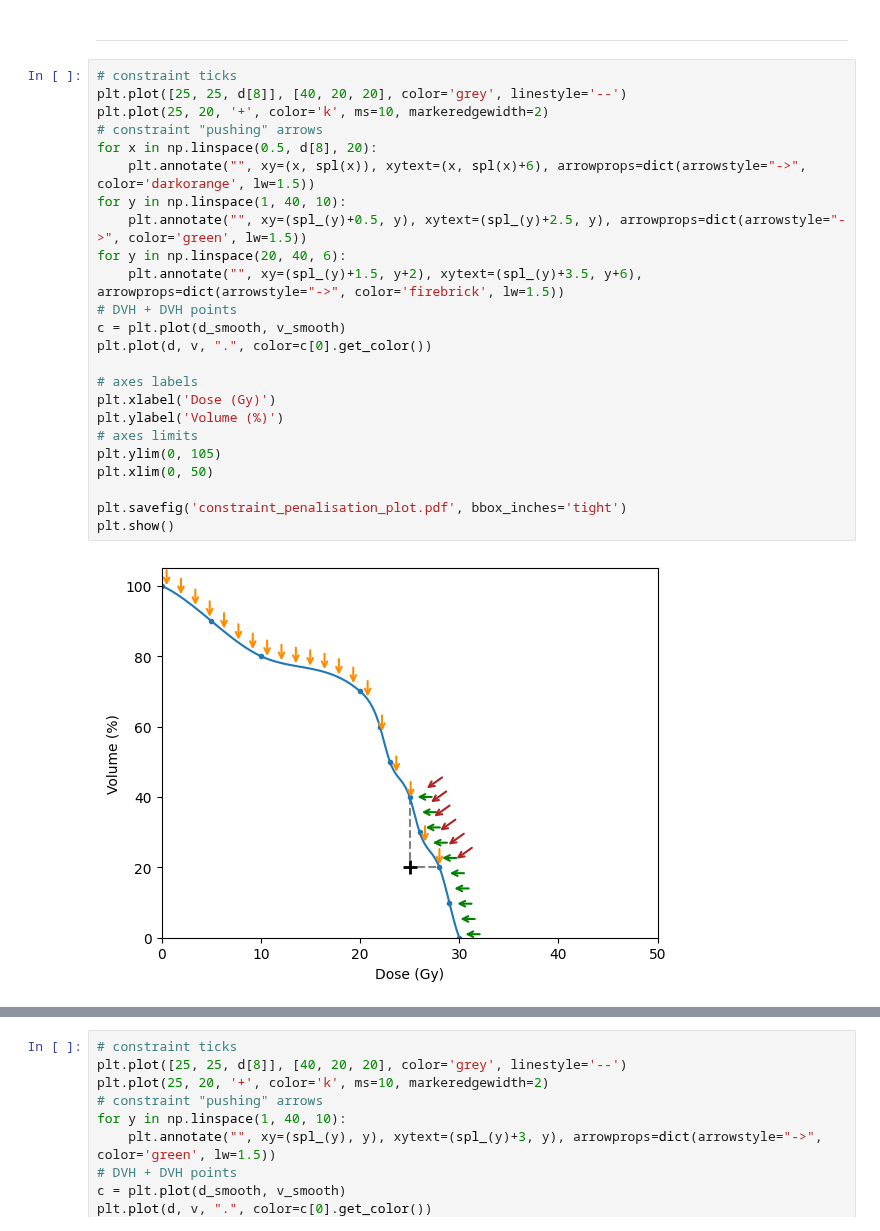
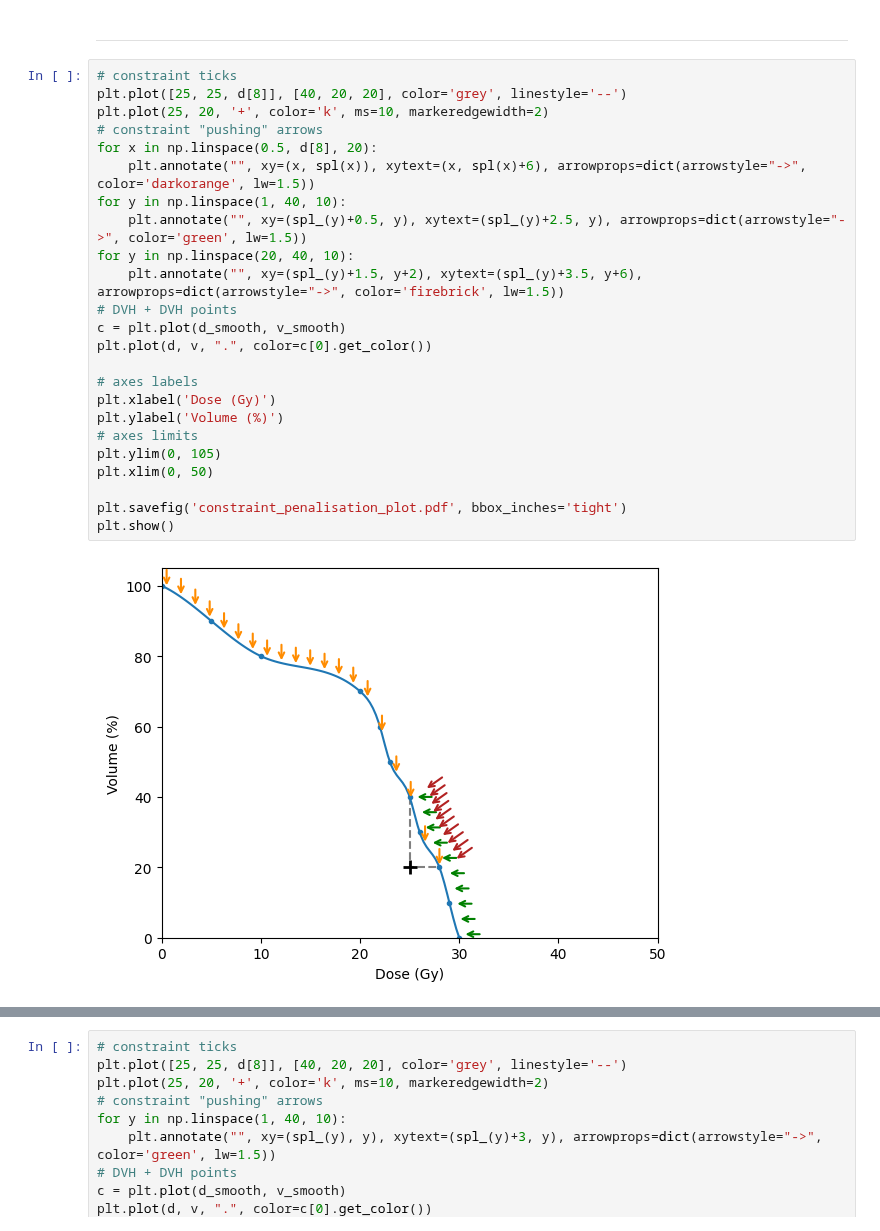
Before and after one commit to pauldubois98/PhD, a Jupyter notebook: 3_dosimetry_optimization/constraint_visualization_nb.ipynb, the cells around one changed output, grey strips where cells are left out. Drawn from its saved outputs; the diff is of its cells as text.

```diff
--- a/3_dosimetry_optimization/constraint_visualization_nb.ipynb
+++ b/3_dosimetry_optimization/constraint_visualization_nb.ipynb
@@ -115,29 +115,29 @@ plt.show()
 # %%
 # constraint ticks
 plt.plot([25, 25, d[8]], [40, 20, 20], color='grey', linestyle='--')
 plt.plot(25, 20, '+', color='k', ms=10, markeredgewidth=2)
 # constraint "pushing" arrows
 for x in np.linspace(0.5, d[8], 20):
     plt.annotate("", xy=(x, spl(x)), xytext=(x, spl(x)+6), arrowprops=dict(arrowstyle="->", color='darkorange', lw=1.5))
 for y in np.linspace(1, 40, 10):
     plt.annotate("", xy=(spl_(y)+0.5, y), xytext=(spl_(y)+2.5, y), arrowprops=dict(arrowstyle="->", color='green', lw=1.5))
-for y in np.linspace(20, 40, 6):
+for y in np.linspace(20, 40, 10):
     plt.annotate("", xy=(spl_(y)+1.5, y+2), xytext=(spl_(y)+3.5, y+6), arrowprops=dict(arrowstyle="->", color='firebrick', lw=1.5))
 # DVH + DVH points
 c = plt.plot(d_smooth, v_smooth)
 plt.plot(d, v, ".", color=c[0].get_color())
 
 # axes labels
 plt.xlabel('Dose (Gy)')
 plt.ylabel('Volume (%)')
 # axes limits
 plt.ylim(0, 105)
 plt.xlim(0, 50)
 
 plt.savefig('constraint_penalisation_plot.pdf', bbox_inches='tight')
 plt.show()
 # %% [output]
-[figure, old version]
+[figure, new version]
 # %%
 # constraint ticks
 plt.plot([25, 25, d[8]], [40, 20, 20], color='grey', linestyle='--')
```
Also changed, not shown: parts of 5 cells of this notebook, 1 other file.
